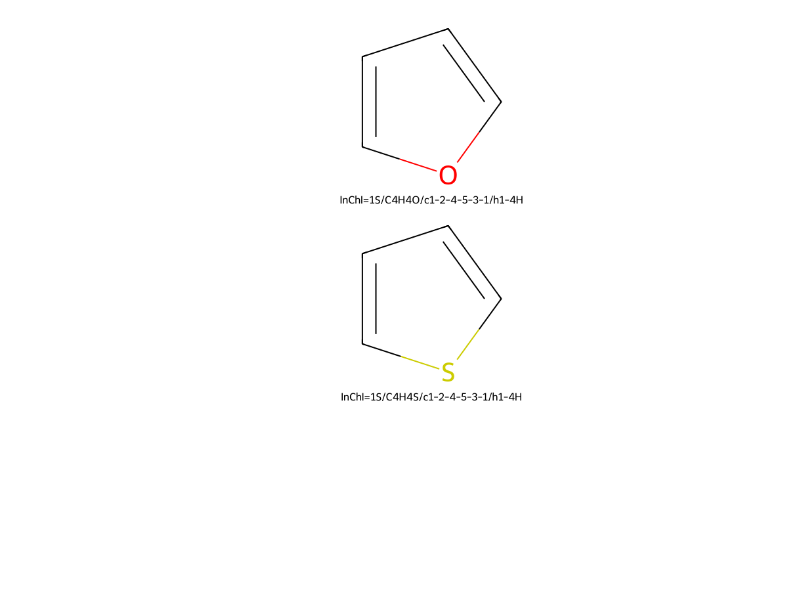
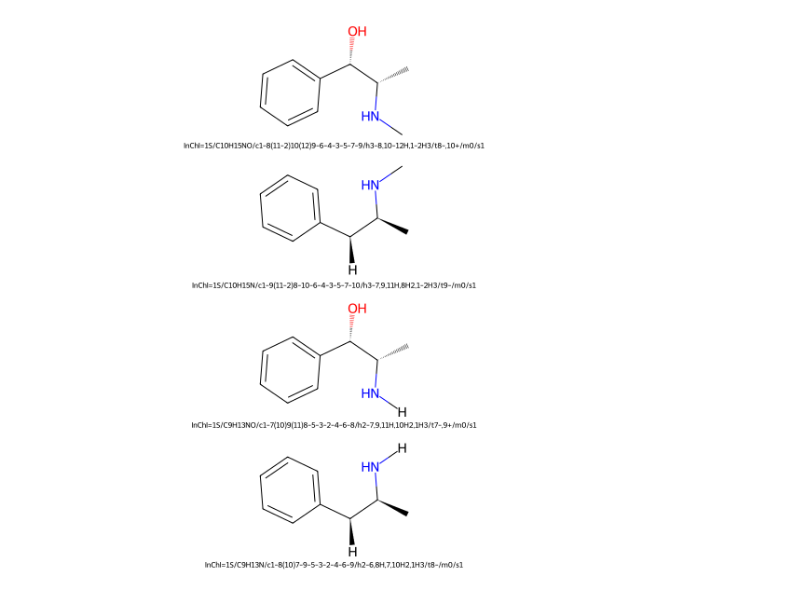
Before and after one commit to a-lapsley/MarkInChiV2, a Jupyter notebook: Demos.ipynb, the cells around one changed output. Cells and saved outputs as stored; diff of their text form; code cells hidden in the pictures; blank space fills up the shorter version.

```diff
--- a/Demos.ipynb
+++ b/Demos.ipynb
@@ -8,7 +9,7 @@ from rdkit.Chem import Draw
 import os
 # %%
 # Generate a MarkInChI from a V3000 .mol file
-filename = "molfiles\\structures_for_testing\\ext88.mol"
+filename = "molfiles\\test73.mol"
 filedir = os.path.join(os.getcwd(), filename)
 
 generator = MIGenerator()
@@ -21,5 +22,8 @@ MarkInChI=1B/C4H5N/c1-2-4-5-3-1/h1-5H<M>5-N!O!S</M>
 # Generate a list of Mols from a MarkInChI
 parser = MIParser(markinchi)
 mol, rgroups = parser.parse_markinchi()
-mol_list = MIUtils.enumerate_markush_mol(mol, rgroups)
+
+enumerator = MolEnumerator(mol, rgroups)
+mol_list = enumerator.get_mol_list()
+inchi_list = enumerator.get_inchi_list(tidy=False)
 # %% [output]
@@ -44,8 +45,8 @@ Draw.MolsToGridImage(mol_list, molsPerRow=1, maxMols=100, legends=inchi_list, su
 # %%
 ref_mol, ref_rgroups = MIUtils.parse_molfile(filedir)
-MIUtils.show(ref_mol)
-ref_mol_list = MIUtils.enumerate_markush_mol(ref_mol, ref_rgroups)
-ref_inchi_list = sorted(MIUtils.inchis_from_mol_list(ref_mol_list))
+ref_enumerator = MolEnumerator(ref_mol, ref_rgroups)
+ref_mol_list = ref_enumerator.get_mol_list()
+ref_inchi_list = ref_enumerator.get_inchi_list(tidy=False)
 
 for mol in ref_mol_list:
     Chem.rdDepictor.Compute2DCoords(mol)
@@ -60 +60 @@ Skipping an invalid molecule
-[figure, old version]
+[figure, new version]
```
Also changed, not shown: parts of 6 cells of this notebook, 18 other files.
